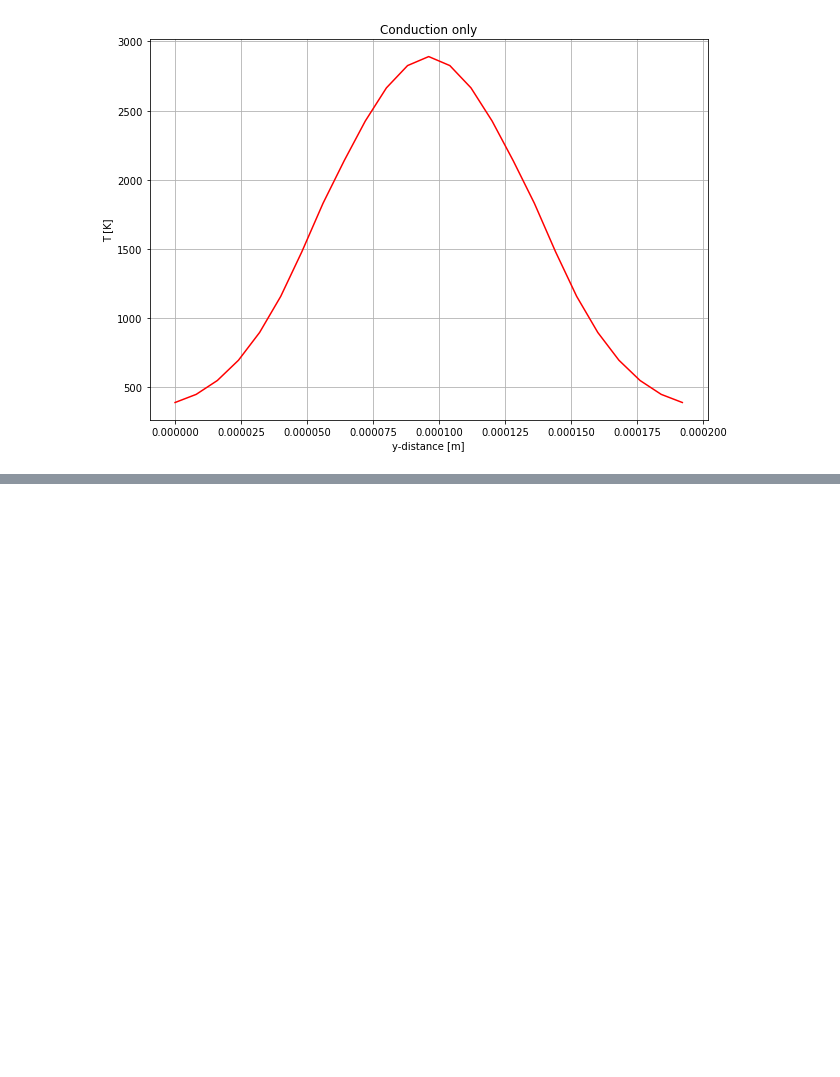
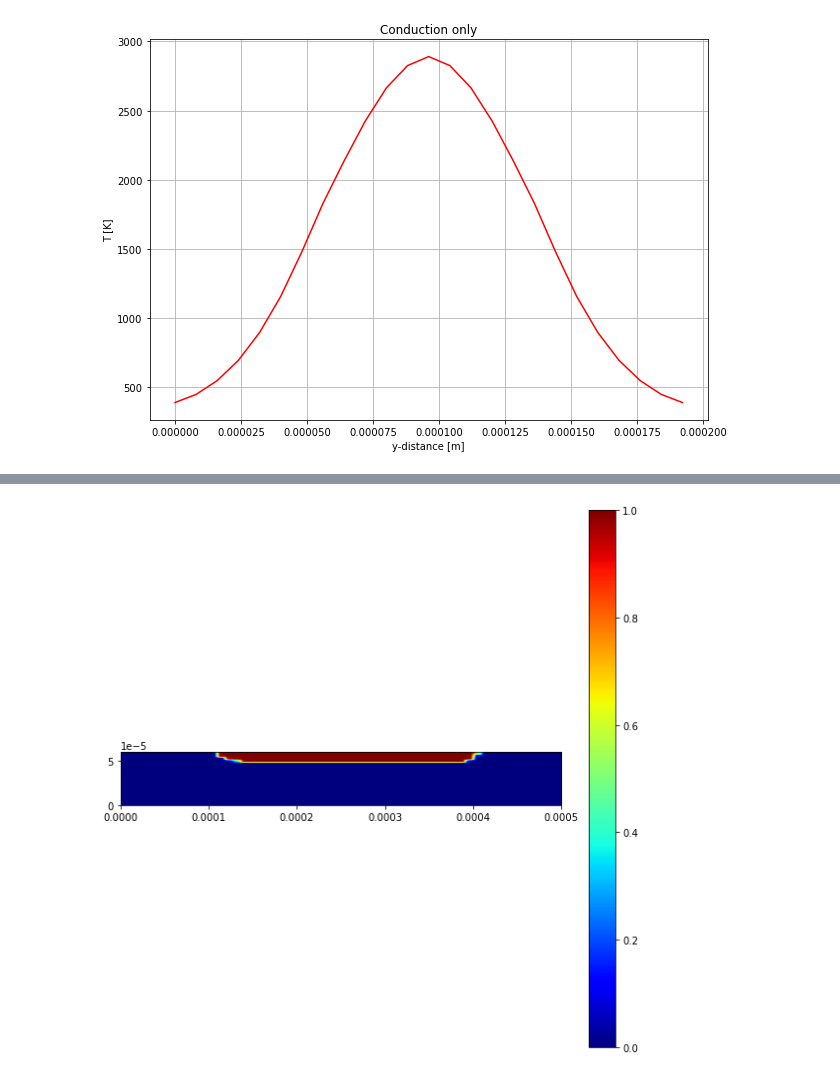
Before and after one commit to snilsn/SLM-finite-volumes, a Jupyter notebook: 3d heat convection.ipynb, the cells around one changed output, grey strips where cells are left out. Saved outputs shown, nothing was run; the diff lists cells and outputs as text; code cells hidden in the pictures; blank space fills up the shorter version.

```diff
--- a/3d heat convection.ipynb
+++ b/3d heat convection.ipynb
@@ -129,0 +133,4 @@ NameError: name 'N' is not defined
+# %%
+plotting_utils.plot_2d_xz(liquid, 13)
+# %% [output]
+[figure, added]
```
Also changed, not shown: parts of 3 cells of this notebook.
